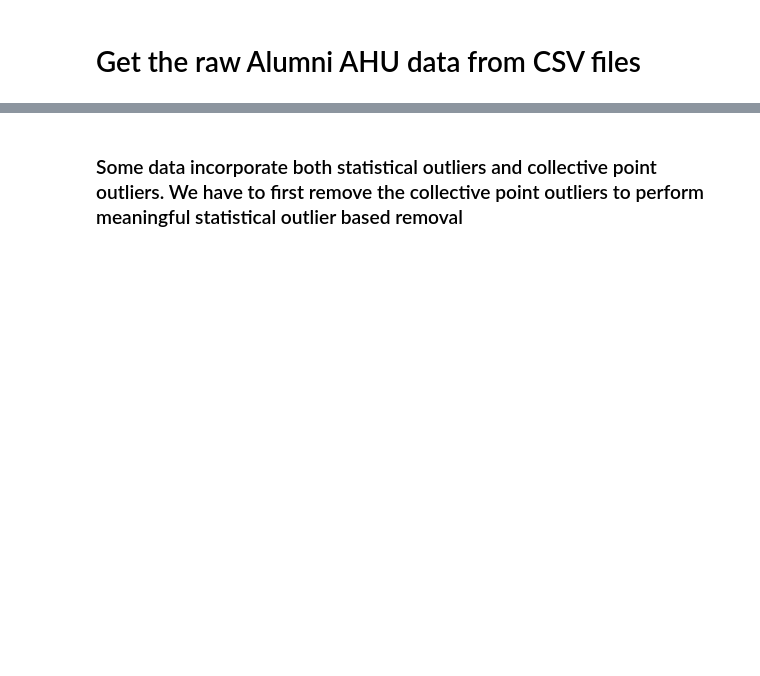
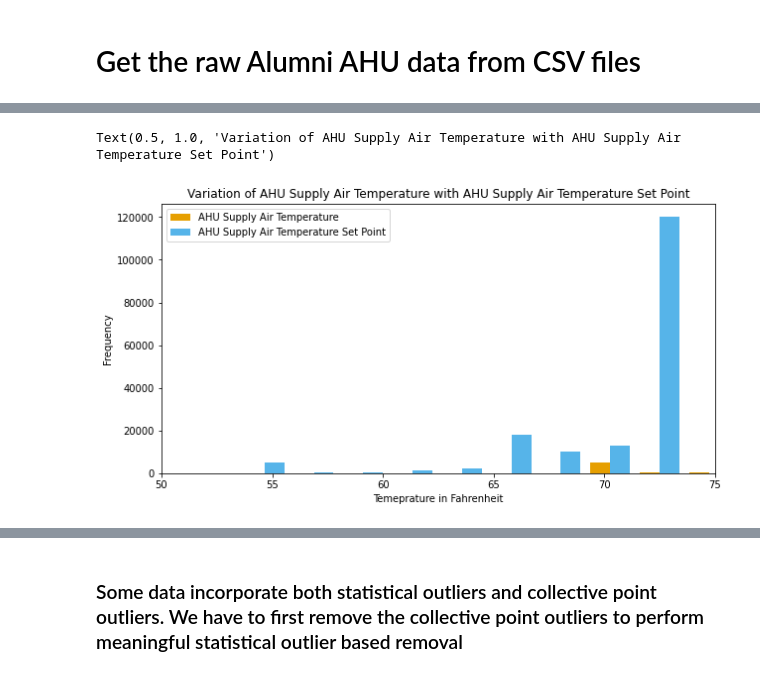
Before and after one commit to AvisekNaug/CDC2020, a Jupyter notebook: notebooks/Raw Data Processing.ipynb, the cells around one changed output, grey strips where cells are left out. Saved outputs shown, nothing was run; the diff lists cells and outputs as text; code cells hidden in the pictures; blank space fills up the shorter version.

```diff
--- a/notebooks/Raw Data Processing.ipynb
+++ b/notebooks/Raw Data Processing.ipynb
@@ -83,0 +82,25 @@ Finished 'dataframeplot' in 3.5805 secs
+# %%
+ahu['sat'] = ahu['AHU_1 supplyAirTempSetpoint']+np.random.normal(loc=-0.3,scale=0.82)
+# %%
+ahu2 = ahu[['sat', 'AHU_1 supplyAirTempSetpoint']]
+# %%
+plt.rcParams['figure.figsize']=(10,5)
+
+plt.subplot(111)
+# Make a separate list for each airline
+x1 = list(ahu2['sat'])
+x2 = list(ahu2['AHU_1 supplyAirTempSetpoint'])
+# Assign colors for each airline and the names
+colors = ['#E69F00', '#56B4E9']  #'#F0E442', '#009E73', '#D55E00']
+names = ['AHU Supply Air Temperature', 'AHU Supply Air Temperature Set Point']
+# Make the histogram using a list of lists
+plt.hist([x1, x2], bins = 40, color = colors, label=names)
+# Plot formatting
+plt.legend()
+plt.xlim((50,75))
+plt.xlabel('Temeprature in Fahrenheit')
+plt.ylabel('Frequency')
+plt.title('Variation of AHU Supply Air Temperature with AHU Supply Air Temperature Set Point')
+# %% [output]
+Text(0.5, 1.0, 'Variation of AHU Supply Air Temperature with AHU Supply Air Temperature Set Point')
+[figure, added]
```
Also changed, not shown: parts of 4 cells of this notebook, 10 other files.
